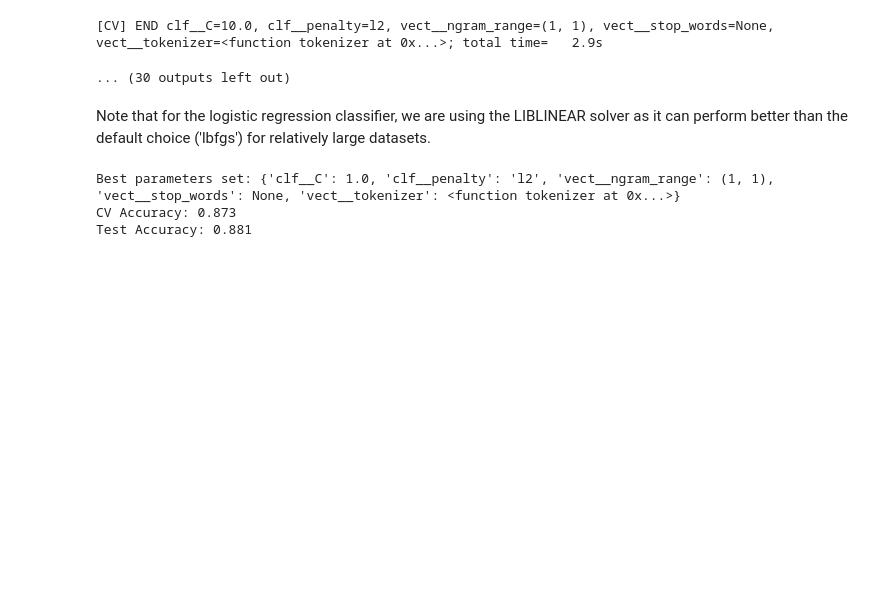
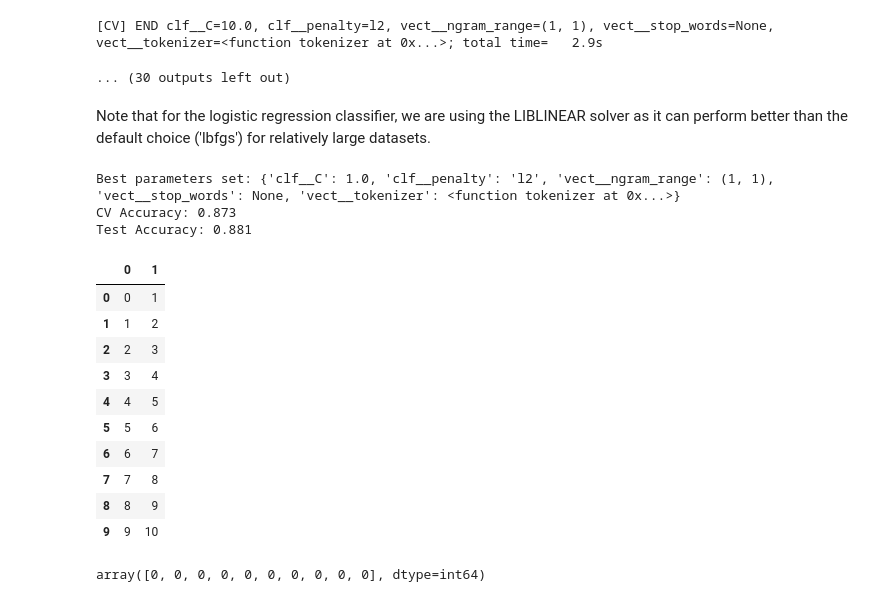
Before and after one commit to JPL-JUNO/Machine-Learning, a Jupyter notebook: MLPS/Codes/Ch08/Codes8_2.ipynb, the cells around one changed output. Saved outputs shown, nothing was run; the diff lists cells and outputs as text; code cells hidden in the pictures; blank space fills up the shorter version.

```diff
--- a/MLPS/Codes/Ch08/Codes8_2.ipynb
+++ b/MLPS/Codes/Ch08/Codes8_2.ipynb
@@ -166,0 +173,21 @@ Test Accuracy: 0.881
+# %%
+df = pd.DataFrame()
+for i in range(10):
+    df = pd.concat([df, pd.DataFrame([[i, i+1]])], ignore_index=True)
+df
+# %% [output]
+|  | 0 | 1 |
+| 0 | 0 | 1 |
+| 1 | 1 | 2 |
+| 2 | 2 | 3 |
+| 3 | 3 | 4 |
+| 4 | 4 | 5 |
+| 5 | 5 | 6 |
+| 6 | 6 | 7 |
+| 7 | 7 | 8 |
+| 8 | 8 | 9 |
+| 9 | 9 | 10 |
+# %%
+np.random.permutation(df.index)
+# %% [output]
+array([0, 0, 0, 0, 0, 0, 0, 0, 0, 0], dtype=int64)
```
Also changed, not shown: parts of 4 cells of this notebook, 4 other files.
